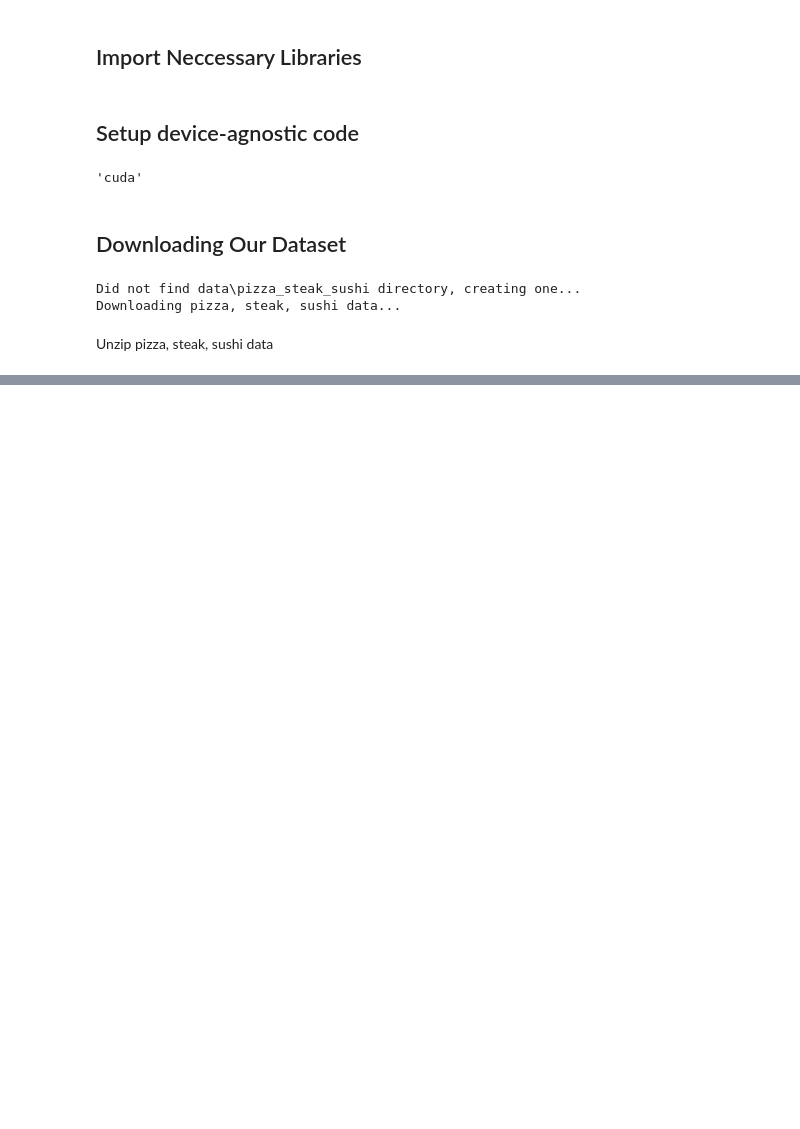
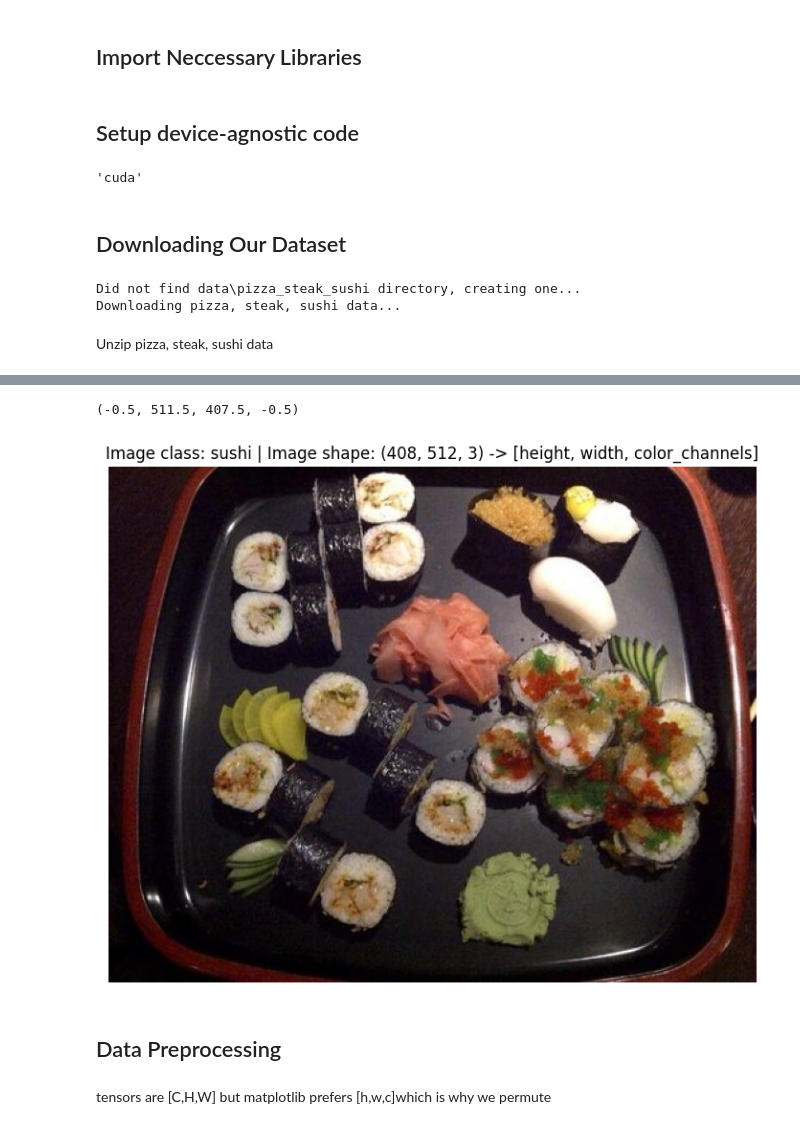
Before and after one commit to Victoran0/Pytorch, a Jupyter notebook: food-Images-CNN.ipynb, the cells around one changed output, grey strips where cells are left out. Drawn from its saved outputs; the diff is of its cells as text; code cells hidden in the pictures; blank space fills up the shorter version.

```diff
--- a/food-Images-CNN.ipynb
+++ b/food-Images-CNN.ipynb
@@ -43,0 +103,12 @@ with zipfile.ZipFile(data_path / "pizza_steak_sushi.zip", "r") as zip_ref:
+# %%
+img_as_array = np.asarray(img)
+
+plt.figure(figsize=(10,7))
+plt.imshow(img_as_array)
+plt.title(f"Image class: {image_class} | Image shape: {img_as_array.shape} -> [height, width, color_channels]")
+plt.axis(False)
+# %% [output]
+(-0.5, 511.5, 407.5, -0.5)
+[figure, added]
+# %% [markdown]
+## Data Preprocessing
@@ -43,0 +121,2 @@ with zipfile.ZipFile(data_path / "pizza_steak_sushi.zip", "r") as zip_ref:
+# %% [markdown]
+tensors are [C,H,W] but matplotlib prefers [h,w,c]which is why we permute
```
Also changed, not shown: parts of 88 cells of this notebook, 1 other file.
